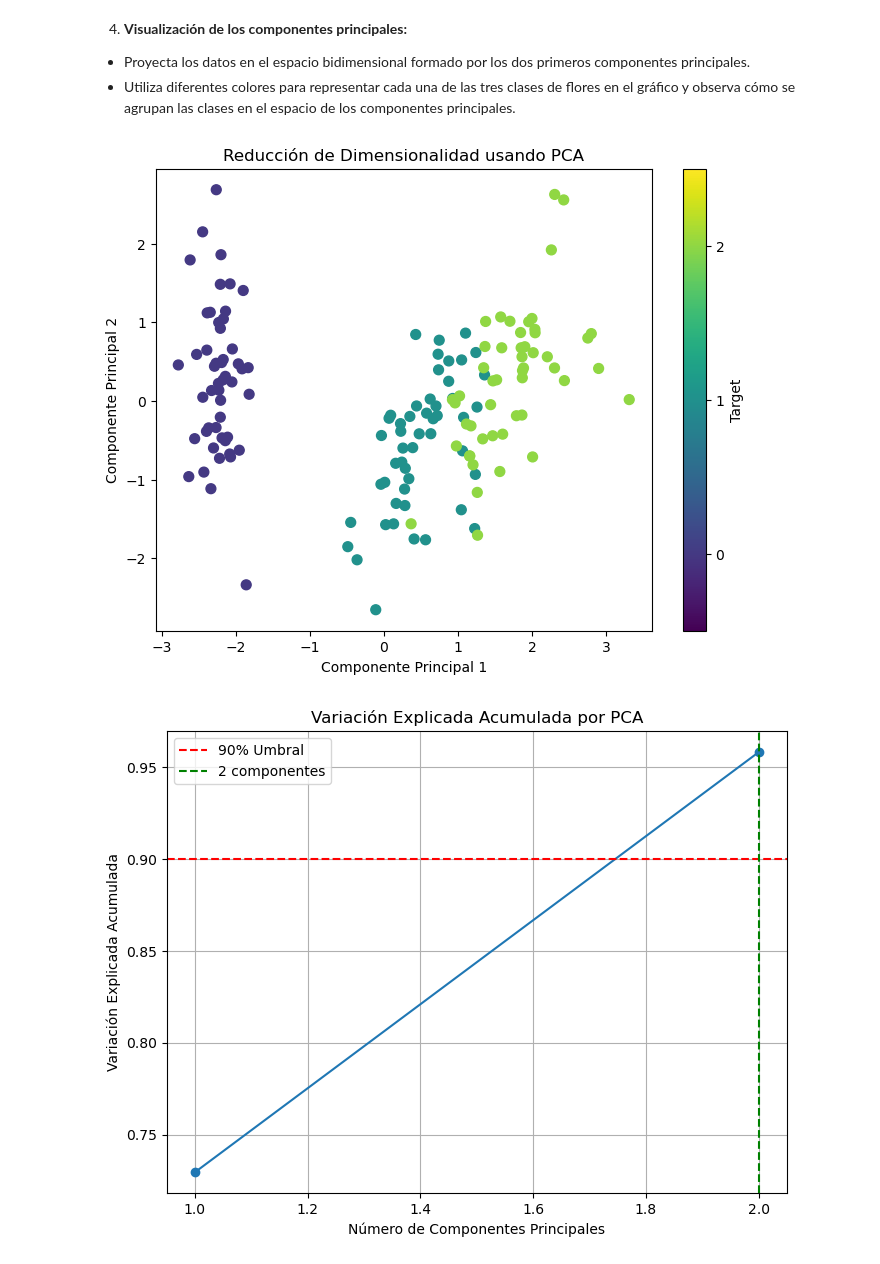
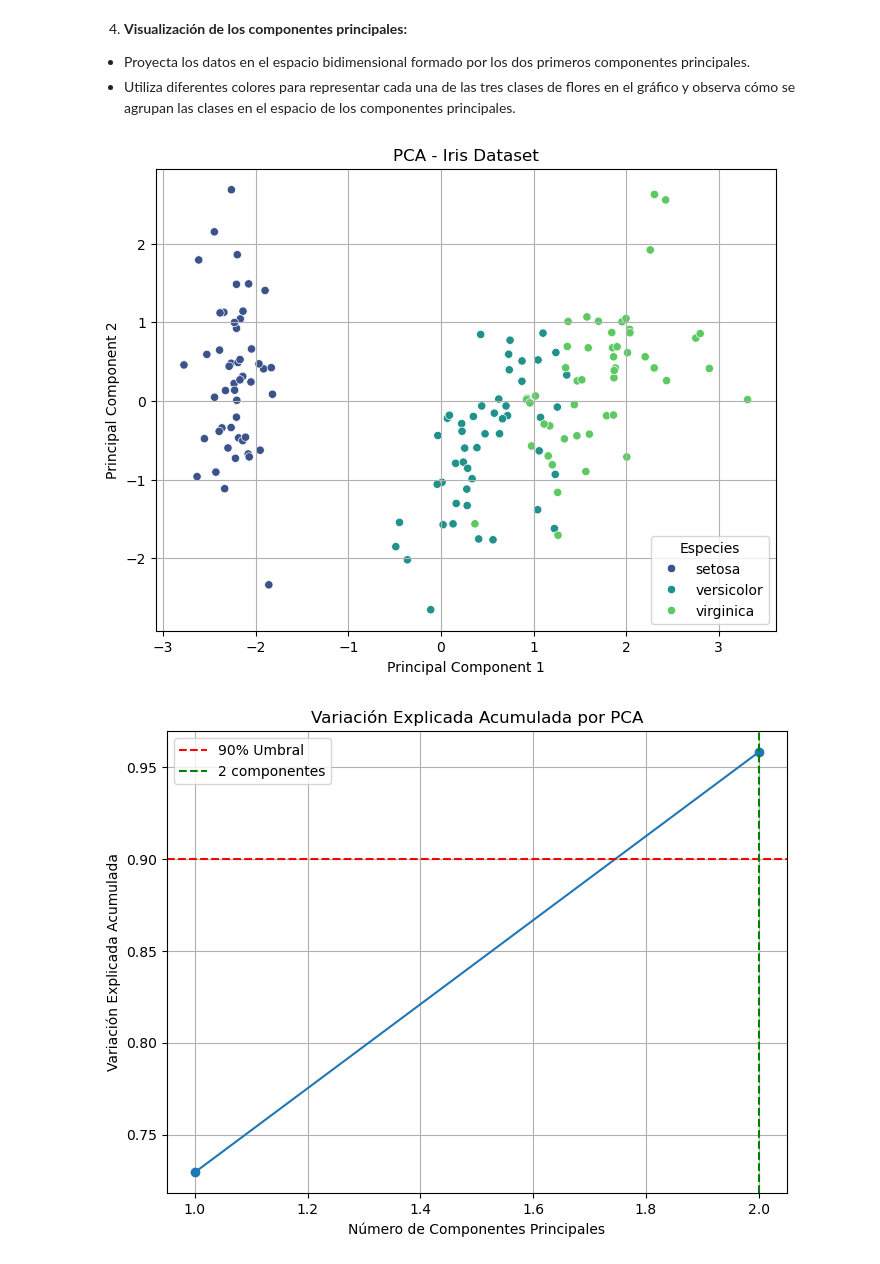
Before and after one commit to diegojarav/tareas_core_ds_fundamentals, a Jupyter notebook: tareas_core_aml/aprend_no_sup/pca_2.ipynb, the cells around one changed output. Cells and saved outputs as stored; diff of their text form; code cells hidden in the pictures.

```diff
--- a/tareas_core_aml/aprend_no_sup/pca_2.ipynb
+++ b/tareas_core_aml/aprend_no_sup/pca_2.ipynb
@@ -87,32 +160,37 @@ Componente 2: 95.81%
   - Proyecta los datos en el espacio bidimensional formado por los dos primeros componentes principales.
   - Utiliza diferentes colores para representar cada una de las tres clases de flores en el gráfico y observa cómo se agrupan las clases en el espacio de los componentes principales.
 # %%
+# Convertir los datos transformados en un DataFrame para visualización
+df_pca = pd.DataFrame(X_pca, columns=["Principal Component 1", "Principal Component 2"])
+df_pca['target'] = y
+df_pca['target_name'] = df_pca['target'].map(lambda i: target_names[i])
 
-# Visualización de PCA
+# Visualización de los datos proyectados usando Seaborn
 plt.figure(figsize=(8, 6))
-plt.scatter(X_pca[:, 0], X_pca[:, 1], c=y, cmap='viridis', s=50)
-plt.title("Reducción de Dimensionalidad usando PCA")
-plt.xlabel("Componente Principal 1")
-plt.ylabel("Componente Principal 2")
-plt.colorbar(ticks=range(len(target_names)), label='Target')
-plt.clim(-0.5, len(target_names) - 0.5)
+sns.scatterplot(data=df_pca, x="Principal Component 1", y="Principal Component 2", hue="target_name", palette='viridis')
+plt.title("PCA - Iris Dataset")
+plt.xlabel("Principal Component 1")
+plt.ylabel("Principal Component 2")
+plt.legend(title='Especies')
+plt.grid()
 plt.show()
 
-# Gráfico de la variación explicada acumulada
+# Gráfico de la variación explicada acumulada con umbral del 90%
 plt.figure(figsize=(8, 6))
 plt.plot(np.arange(1, len(explained_variance_cumulative) + 1), explained_variance_cumulative, marker='o')
 plt.title("Variación Explicada Acumulada por PCA")
 plt.xlabel("Número de Componentes Principales")
 plt.ylabel("Variación Explicada Acumulada")
 plt.grid(True)
+
 # Marcar el umbral del 90% como referencia
 threshold = 0.9
 optimal_components = np.argmax(explained_variance_cumulative >= threshold) + 1
 plt.axhline(y=threshold, color='r', linestyle='--', label=f'90% Umbral')
 plt.axvline(x=optimal_components, color='g', linestyle='--', label=f'{optimal_components} componentes')
 
 plt.legend()
 plt.show()
 # %% [output]
-[figure, old version]
+[figure, new version]
 [figure]
```
Also changed, not shown: parts of 10 cells of this notebook, 11 other files.
